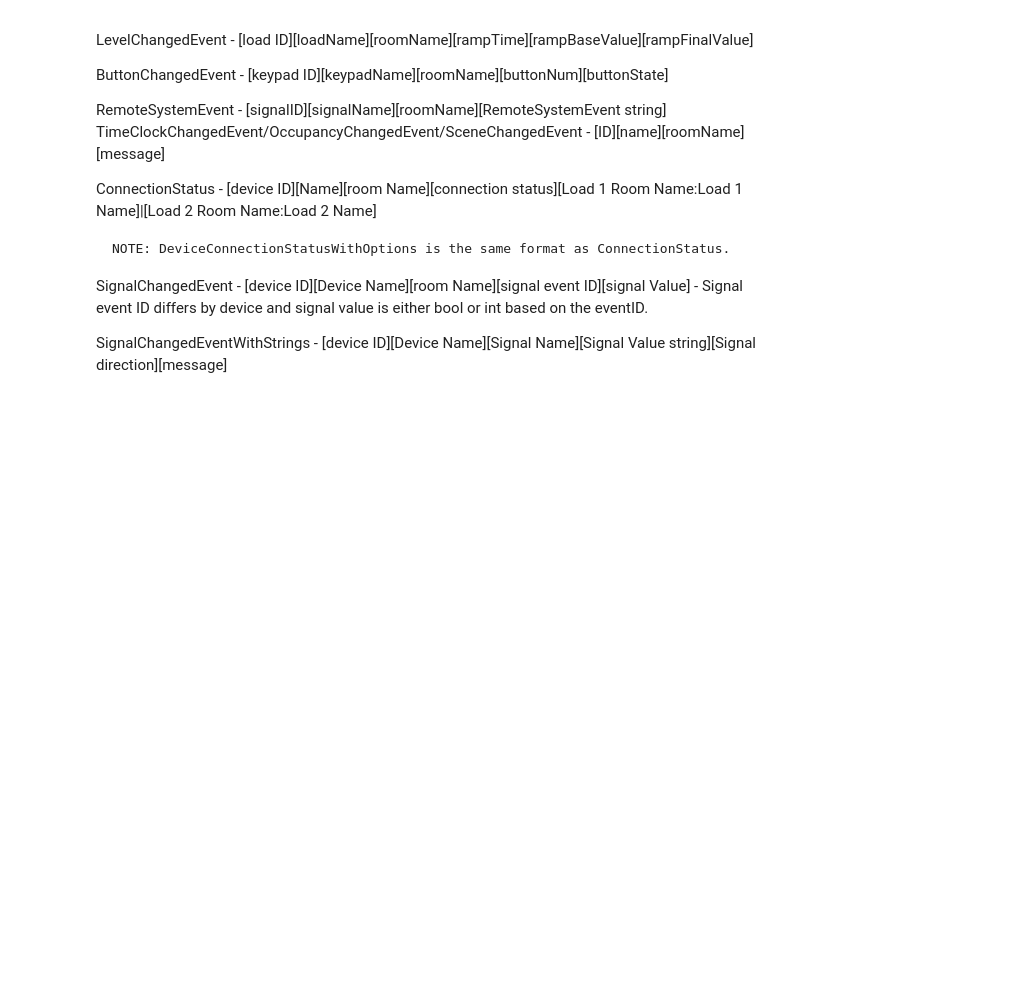
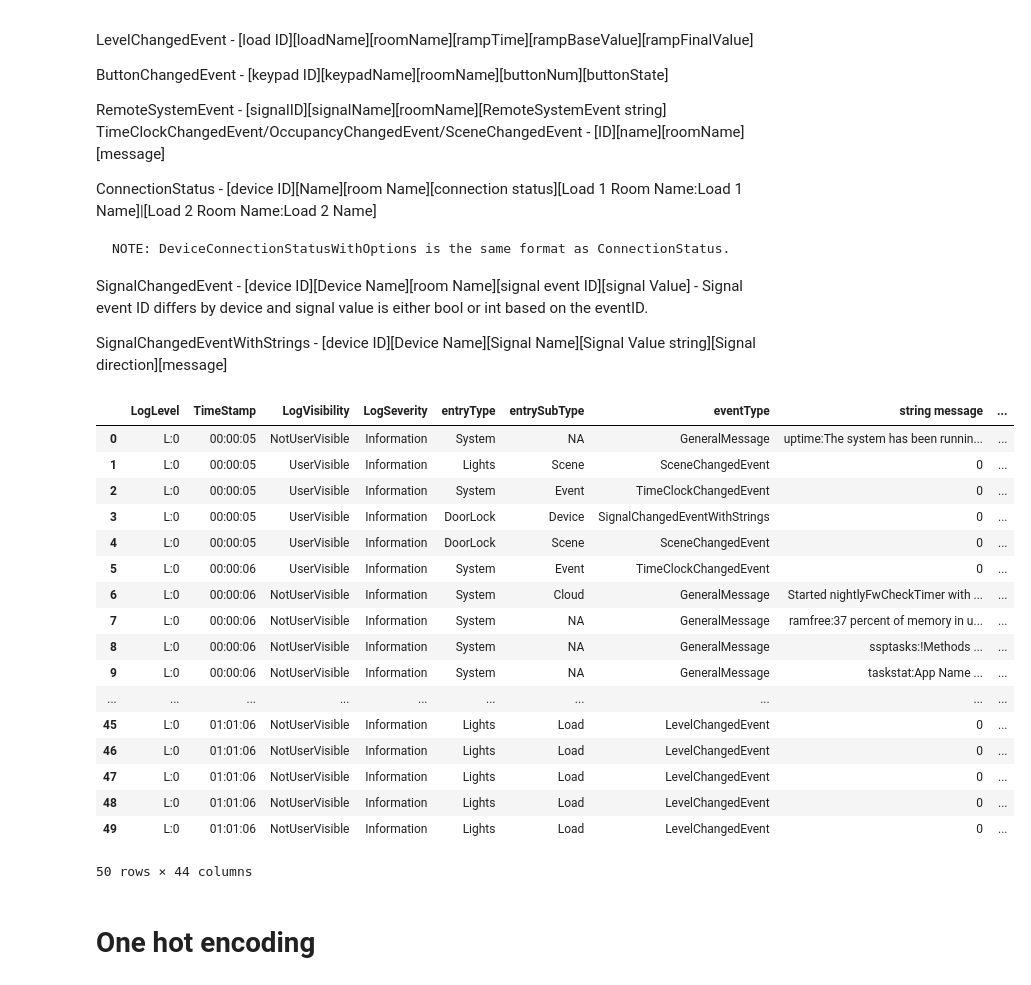
Before and after one commit to RBSystems/DataScience, a Jupyter notebook: data_preprocess.ipynb, the cells around one changed output. Drawn from its saved outputs; the diff is of its cells as text; code cells hidden in the pictures; blank space fills up the shorter version.

```diff
--- a/data_preprocess.ipynb
+++ b/data_preprocess.ipynb
@@ -25,7 +29,4 @@ SignalChangedEventWithStrings - [device ID][Device Name][Signal Name][Signal Val
 # %%
-import os
-import pandas as pd
-
 labels = ['LogLevel',
           'TimeStamp',
           'LogVisibility',
@@ -45,16 +46,16 @@ PIPE_SEPARATED_DATA_START = 17
 
 event_type_labels = [
     "string message", # GeneralMessage
-    "load ID", "loadName", "roomName", "rampTime", "rampBaseValue", "rampFinalValue", # LevelChangedEvent
-    "keypad ID", "keypadName", "roomName", "buttonNum", "buttonState", # ButtonChangedEvent
-    "signalID", "signalName", "roomName", "RemoteSystemEvent string", # RemoteSystemEvent
-    "ID", "name", "roomName", "message", # TimeClockChangedEvent/OccupancyChangedEvent/SceneChangedEvent
-    "device ID", "Name", "room Name", "connection status", "Load 1 Room Name:Load 1 Name", "Load 2 Room Name:Load 2 Name", # ConnectionStatus/DeviceConnectionStatusWithOptions
-    "device ID", "Device Name", "room Name", "signal event ID", "signal Value", # SignalChangedEvent
-    "device ID", "Device Name", "Signal Name", "Signal Value string", "Signal direction", "message", # SignalChangedEventWithStrings
+    "load ID", "loadName", "roomName1", "rampTime", "rampBaseValue", "rampFinalValue", # LevelChangedEvent
+    "keypad ID", "keypadName", "roomName2", "buttonNum", "buttonState", # ButtonChangedEvent
+    "signalID", "signalName", "roomName3", "RemoteSystemEvent string", # RemoteSystemEvent
+    "ID", "name", "roomName4", "message1", # TimeClockChangedEvent/OccupancyChangedEvent/SceneChangedEvent
+    "device ID1", "Name", "roomName5", "connection status", "Load 1 Room Name:Load 1 Name", "Load 2 Room Name:Load 2 Name", # ConnectionStatus/DeviceConnectionStatusWithOptions
+    "device ID2", "Device Name1", "roomName6", "signal event ID", "signal Value", # SignalChangedEvent
+    "device ID3", "Device Name2", "Signal Name", "Signal Value string", "Signal direction", "message2", # SignalChangedEventWithStrings
 ]
 
-device_id_offsets = [i for i, x in enumerate(event_type_labels) if x == "device ID"]
+# device_id_offsets = [i for i, x in enumerate(event_type_labels) if x == "device ID"]
 clean_lines = []
 
 for log in os.listdir('data'):
@@ -101,19 +102,19 @@ for log in os.listdir('data'):
 
             elif (clean_line[EVENT_TYPE_INDEX] == 'ConnectionStatus' or
                   clean_line[EVENT_TYPE_INDEX] == 'DeviceConnectionStatusWithOptions'):
-                START_INDEX += device_id_offsets[0]
+                START_INDEX += event_type_labels.index('device ID1')
                 assert START_INDEX == 27
                 assert (len(event_type_dependent_strings) == 4 or
                         len(event_type_dependent_strings) == 5 or
                         len(event_type_dependent_strings) == 6)
 
             elif clean_line[EVENT_TYPE_INDEX] == 'SignalChangedEvent':
-                START_INDEX += device_id_offsets[1]
+                START_INDEX += event_type_labels.index('device ID2')
                 assert START_INDEX == 33
                 assert len(event_type_dependent_strings) == 5
 
             elif clean_line[EVENT_TYPE_INDEX] == 'SignalChangedEventWithStrings':
-                START_INDEX += device_id_offsets[2]
+                START_INDEX += event_type_labels.index('device ID3')
                 assert START_INDEX == 38
                 # to correct for the double pipe in "Basement Mudroom"
                 event_type_dependent_strings = [i for i in event_type_dependent_strings if i]
@@ -125,3 +126,26 @@ for log in os.listdir('data'):
             clean_lines.append(clean_line)
 # %%
 df = pd.DataFrame(clean_lines, columns=labels + event_type_labels)
+# %%
+df.head(50)
+# %% [output]
+|  | LogLevel | TimeStamp | LogVisibility | LogSeverity | entryType | entrySubType | eventType | string message | ... |
+| 0 | L:0 | 00:00:05 | NotUserVisible | Information | System | NA | GeneralMessage | uptime:The system has been runnin... | ... |
+| 1 | L:0 | 00:00:05 | UserVisible | Information | Lights | Scene | SceneChangedEvent | 0 | ... |
+| 2 | L:0 | 00:00:05 | UserVisible | Information | System | Event | TimeClockChangedEvent | 0 | ... |
+| 3 | L:0 | 00:00:05 | UserVisible | Information | DoorLock | Device | SignalChangedEventWithStrings | 0 | ... |
+| 4 | L:0 | 00:00:05 | UserVisible | Information | DoorLock | Scene | SceneChangedEvent | 0 | ... |
+| 5 | L:0 | 00:00:06 | UserVisible | Information | System | Event | TimeClockChangedEvent | 0 | ... |
+| 6 | L:0 | 00:00:06 | NotUserVisible | Information | System | Cloud | GeneralMessage | Started nightlyFwCheckTimer with ... | ... |
+| 7 | L:0 | 00:00:06 | NotUserVisible | Information | System | NA | GeneralMessage | ramfree:37 percent of memory in u... | ... |
+| 8 | L:0 | 00:00:06 | NotUserVisible | Information | System | NA | GeneralMessage | ssptasks:!Methods ... | ... |
+| 9 | L:0 | 00:00:06 | NotUserVisible | Information | System | NA | GeneralMessage | taskstat:App Name ... | ... |
+| ... | ... | ... | ... | ... | ... | ... | ... | ... | ... |
+| 45 | L:0 | 01:01:06 | NotUserVisible | Information | Lights | Load | LevelChangedEvent | 0 | ... |
+| 46 | L:0 | 01:01:06 | NotUserVisible | Information | Lights | Load | LevelChangedEvent | 0 | ... |
+| 47 | L:0 | 01:01:06 | NotUserVisible | Information | Lights | Load | LevelChangedEvent | 0 | ... |
+| 48 | L:0 | 01:01:06 | NotUserVisible | Information | Lights | Load | LevelChangedEvent | 0 | ... |
+| 49 | L:0 | 01:01:06 | NotUserVisible | Information | Lights | Load | LevelChangedEvent | 0 | ... |
+50 rows × 44 columns
+# %% [markdown]
+# One hot encoding
```
Also changed, not shown: parts of 27 cells of this notebook.
